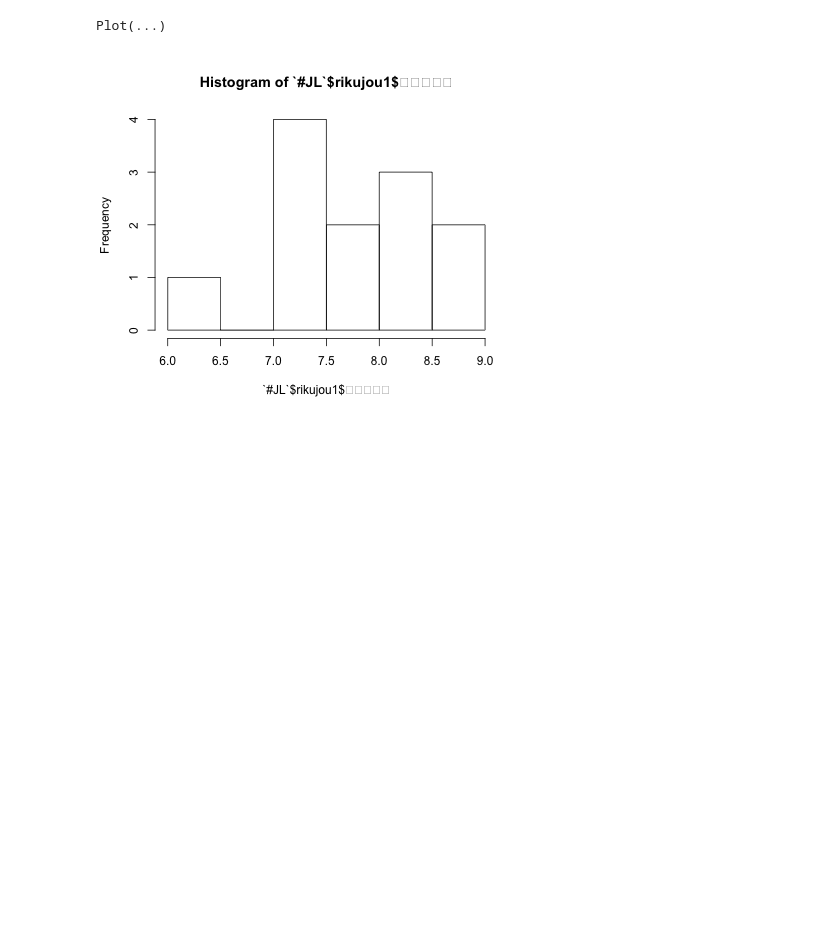
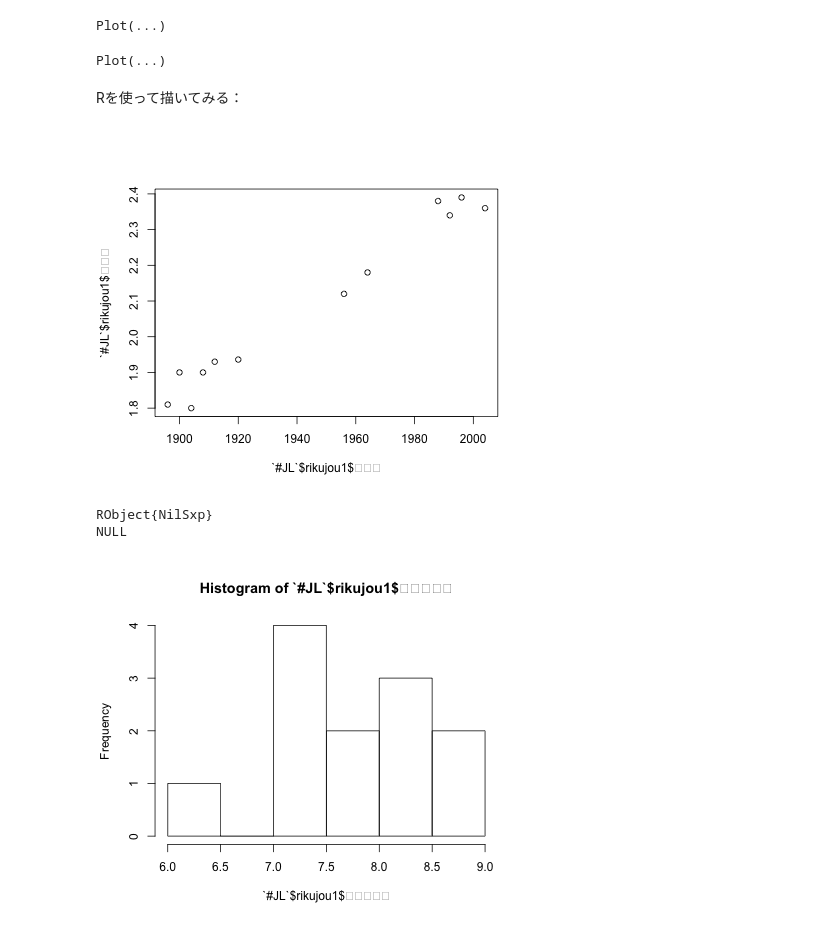
Before and after one commit to tsuchinoko0402/introduction-to-data-mining, a Jupyter notebook: chap1.ipynb, the cells around one changed output. Saved outputs shown, nothing was run; the diff lists cells and outputs as text; code cells hidden in the pictures; blank space fills up the shorter version.

```diff
--- a/chap1.ipynb
+++ b/chap1.ipynb
@@ -189,6 +187,18 @@ RObject{VecSxp}
 plot(rikujou1, x="開催年", y="高跳び",Geom.point)
 # %% [output]
 Plot(...)
+# %%
+plot(rikujou1,　x="走り幅跳び", Geom.histogram(limits=(min=6, max=9)))
+# %% [output]
+Plot(...)
+# %% [markdown]
+Rを使って描いてみる：
+# %%
+R"plot($rikujou1$開催年, $rikujou1$高跳び)"
+# %% [output]
+[figure, added]
+RObject{NilSxp}
+NULL
 # %%
 R"hist($rikujou1$走り幅跳び)"
 # %% [output]
```
Also changed, not shown: parts of 1 cell of this notebook.
